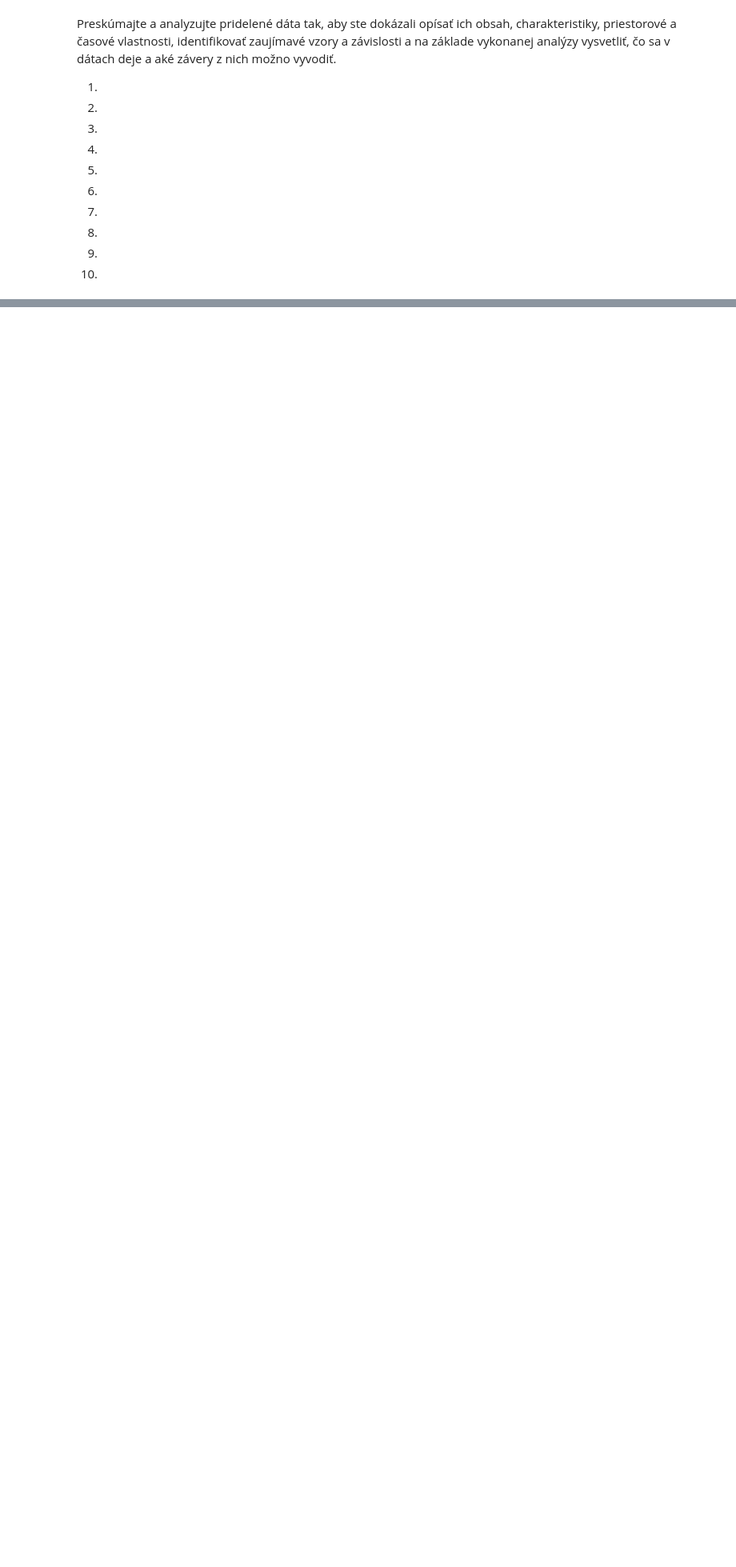
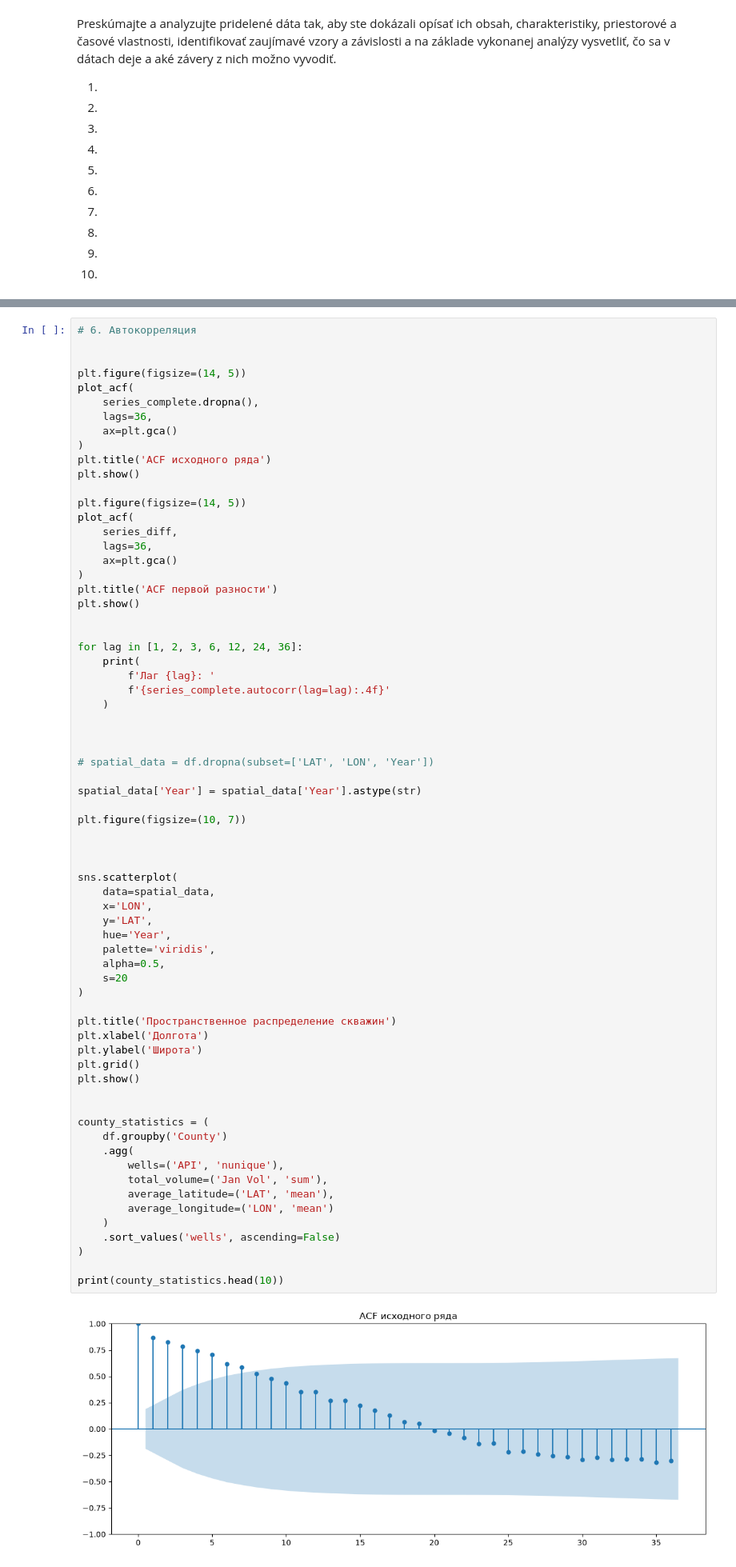
Before and after one commit to DenysLutsenko1/APCD, a Jupyter notebook: zadanie.ipynb, the cells around one changed output, grey strips where cells are left out. Shown at 80% size. Drawn from its saved outputs; the diff is of its cells as text; blank space fills up the shorter version.

Commit message:
прошелся по первой лекции

```diff
--- a/zadanie.ipynb
+++ b/zadanie.ipynb
@@ -72,0 +365,70 @@ Preskúmajte a analyzujte pridelené dáta tak, aby ste dokázali opísať ich o
+# %%
+# 6. Автокорреляция
+
+
+plt.figure(figsize=(14, 5))
+plot_acf(
+    series_complete.dropna(),
+    lags=36,
+    ax=plt.gca()
+)
+plt.title('ACF исходного ряда')
+plt.show()
+
+plt.figure(figsize=(14, 5))
+plot_acf(
+    series_diff,
+    lags=36,
+    ax=plt.gca()
+)
+plt.title('ACF первой разности')
+plt.show()
+
+
+for lag in [1, 2, 3, 6, 12, 24, 36]:
+    print(
+        f'Лаг {lag}: '
+        f'{series_complete.autocorr(lag=lag):.4f}'
+    )
+
+
+
+# spatial_data = df.dropna(subset=['LAT', 'LON', 'Year'])
+
+spatial_data['Year'] = spatial_data['Year'].astype(str)
+
+plt.figure(figsize=(10, 7))
+
+
+
+sns.scatterplot(
+    data=spatial_data,
+    x='LON',
+    y='LAT',
+    hue='Year',
+    palette='viridis',
+    alpha=0.5,
+    s=20
+)
+
+plt.title('Пространственное распределение скважин')
+plt.xlabel('Долгота')
+plt.ylabel('Широта')
+plt.grid()
+plt.show()
+
+
+county_statistics = (
+    df.groupby('County')
+    .agg(
+        wells=('API', 'nunique'),
+        total_volume=('Jan Vol', 'sum'),
+        average_latitude=('LAT', 'mean'),
+        average_longitude=('LON', 'mean')
+    )
+    .sort_values('wells', ascending=False)
+)
+
+print(county_statistics.head(10))
+# %% [output]
+[figure, added]
```
Also changed, not shown: parts of 9 cells of this notebook.
